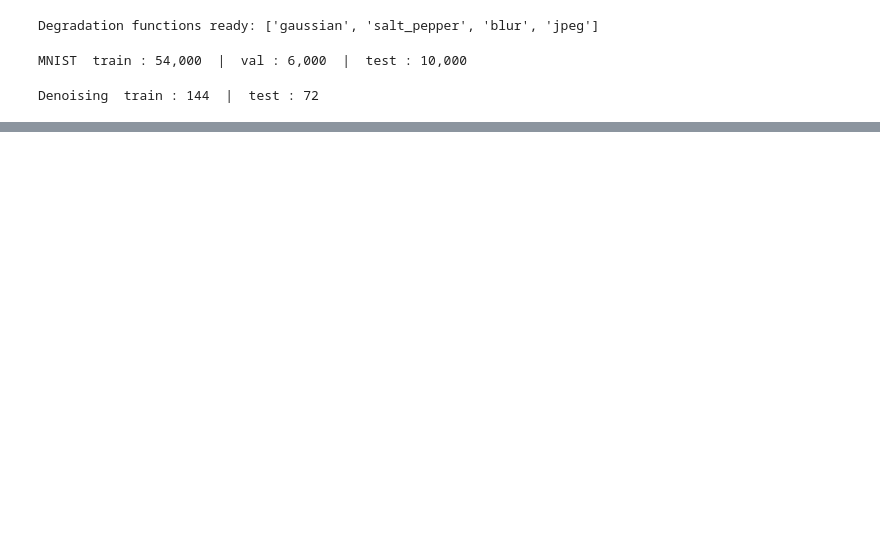
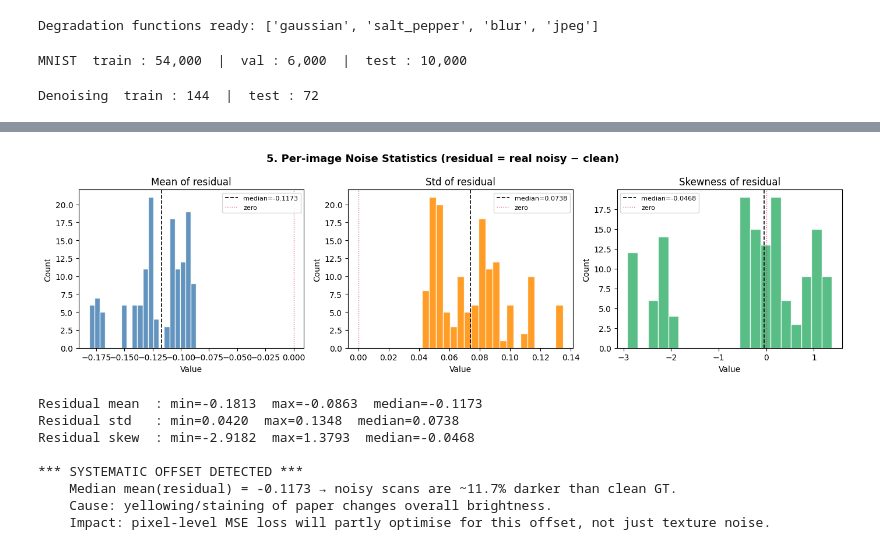
Before and after one commit to ProjectsOfOurSuperTeam/creative-denoising-autoencoder, a Jupyter notebook: main.ipynb, the cells around one changed output, grey strips where cells are left out. Saved outputs shown, nothing was run; the diff lists cells and outputs as text; code cells hidden in the pictures; blank space fills up the shorter version.

```diff
--- a/main.ipynb
+++ b/main.ipynb
@@ -345,0 +635,66 @@ Denoising  train : 144  |  test : 72
+# %%
+# ── 5. Per-image noise statistics: mean / std / skewness of residual ───────────
+# Residual = noisy − clean  (real pairs from den_real)
+# KEY FINDING: if mean(residual) ≠ 0, there is a systematic brightness offset.
+if not DOC_TRAIN_DIR.exists():
+    print(f"[SKIP] {DOC_TRAIN_DIR} not found.")
+else:
+    res_means, res_stds, res_skews = [], [], []
+
+    for i in range(len(den_real)):
+        noisy_t, clean_t = den_real[i]
+        residual = (_tensor_to_np(noisy_t) - _tensor_to_np(clean_t))
+        res_means.append(float(residual.mean()))
+        res_stds.append(float(residual.std()))
+        res_skews.append(_skewness(residual))
+
+    res_means = np.array(res_means)
+    res_stds  = np.array(res_stds)
+    res_skews = np.array(res_skews)
+
+    fig, axes = plt.subplots(1, 3, figsize=(14, 4))
+    fig.suptitle("5. Per-image Noise Statistics (residual = real noisy − clean)", fontsize=13, fontweight='bold')
+
+    for ax, data, title, color in zip(
+        axes,
+        [res_means, res_stds, res_skews],
+        ["Mean of residual", "Std of residual", "Skewness of residual"],
+        ["steelblue", "darkorange", "mediumseagreen"],
+    ):
+        ax.hist(data, bins=20, color=color, edgecolor='white', alpha=0.85)
+        med = np.median(data)
+        ax.axvline(med,  color='black',  linestyle='--', linewidth=1.2,
+                   label=f'median={med:.4f}')
+        ax.axvline(0,    color='crimson', linestyle=':',  linewidth=1.0,
+                   label='zero', alpha=0.7)
+        ax.set_title(title)
+        ax.set_xlabel("Value")
+        ax.set_ylabel("Count")
+        ax.legend(fontsize=8)
+
+    plt.tight_layout()
+    plt.show()
+
+    mean_offset = float(np.median(res_means))
+    print(f"Residual mean  : min={res_means.min():.4f}  max={res_means.max():.4f}  median={np.median(res_means):.4f}")
+    print(f"Residual std   : min={res_stds.min():.4f}  max={res_stds.max():.4f}  median={np.median(res_stds):.4f}")
+    print(f"Residual skew  : min={res_skews.min():.4f}  max={res_skews.max():.4f}  median={np.median(res_skews):.4f}")
+    print()
+    if abs(mean_offset) > 0.02:
+        direction = "darker" if mean_offset < 0 else "brighter"
+        print(f"*** SYSTEMATIC OFFSET DETECTED ***")
+        print(f"    Median mean(residual) = {mean_offset:.4f} → noisy scans are ~{abs(mean_offset)*100:.1f}% {direction} than clean GT.")
+        print(f"    Cause: yellowing/staining of paper changes overall brightness.")
+        print(f"    Impact: pixel-level MSE loss will partly optimise for this offset, not just texture noise.")
+    else:
+        print("No significant systematic offset — noise is approximately zero-mean.")
+# %% [output]
+[figure, added]
+Residual mean  : min=-0.1813  max=-0.0863  median=-0.1173
+Residual std   : min=0.0420  max=0.1348  median=0.0738
+Residual skew  : min=-2.9182  max=1.3793  median=-0.0468
+
+*** SYSTEMATIC OFFSET DETECTED ***
+    Median mean(residual) = -0.1173 → noisy scans are ~11.7% darker than clean GT.
+    Cause: yellowing/staining of paper changes overall brightness.
+    Impact: pixel-level MSE loss will partly optimise for this offset, not just texture noise.
```
Also changed, not shown: parts of 14 cells of this notebook.
